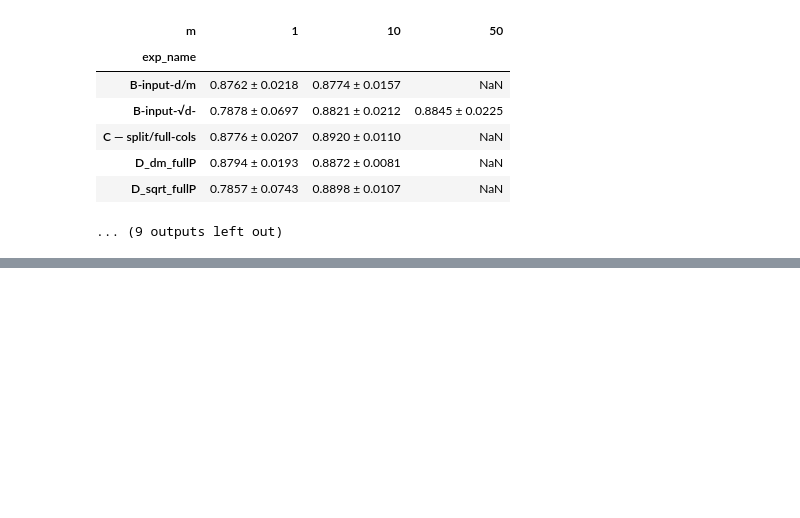
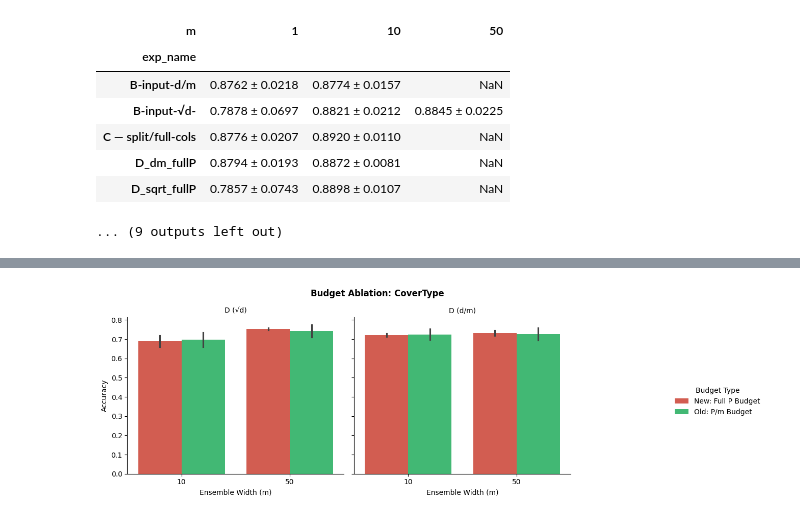
Before and after one commit to joanAcero/DeepKernelNetwork, a Jupyter notebook: experiments/notebooks/Experiment1_FeedingStrategies.ipynb, the cells around one changed output, grey strips where cells are left out. Saved outputs shown, nothing was run; the diff lists cells and outputs as text; code cells hidden in the pictures; blank space fills up the shorter version.

```diff
--- a/experiments/notebooks/Experiment1_FeedingStrategies.ipynb
+++ b/experiments/notebooks/Experiment1_FeedingStrategies.ipynb
@@ -226,3 +226,98 @@ TABLE 1: OVERALL STRATEGY PERFORMANCE BREAKDOWN PER DATASET
 | D_dm_fullP | 0.8794 ± 0.0193 | 0.8872 ± 0.0081 | NaN |
 | D_sqrt_fullP | 0.7857 ± 0.0743 | 0.8898 ± 0.0107 | NaN |
 ... (9 outputs left out)
+# %%
+import os
+import re
+import warnings
+import matplotlib.pyplot as plt
+import numpy as np
+import pandas as pd
+import seaborn as sns
+
+warnings.filterwarnings("ignore")
+
+# --- STEP 1: LOAD AND MERGE DATA ---
+path_feeding = "../results/exp_feeding_strategies.csv"
+path_width_depth = "../results/exp_width_depth_scenarios.csv"
+
+if not os.path.exists(path_feeding):
+    path_feeding = "exp_feeding_strategies.csv"
+    path_width_depth = "exp_width_depth_scenarios.csv"
+
+df_feeding = pd.read_csv(path_feeding)
+df_width_depth = pd.read_csv(path_width_depth)
+df = pd.concat([df_feeding, df_width_depth], ignore_index=True)
+
+# Extract core strategy names
+df["strategy_raw"] = df["model"].apply(lambda x: re.sub(r"_m\d+_L\d+$", "", x))
+
+# --- STEP 2: ISOLATE AND MAP THE 'D' STRATEGIES FOR ABLATION ---
+ablation_map = {
+    "input_subspace_sqrt": ("D (√d)", "Old: P/m Budget"),
+    "input_subspace_dm":   ("D (d/m)", "Old: P/m Budget"),
+    "D_sqrt_fullP":        ("D (√d)", "New: Full P Budget"),
+    "D_dm_fullP":          ("D (d/m)", "New: Full P Budget")
+}
+
+# Filter only the relevant D strategies
+df_ablation = df[df["strategy_raw"].isin(ablation_map.keys())].copy()
+
+# Apply mapping to create two new columns
+df_ablation["Subspace_Strategy"] = df_ablation["strategy_raw"].map(lambda x: ablation_map[x][0])
+df_ablation["Feature_Budget"] = df_ablation["strategy_raw"].map(lambda x: ablation_map[x][1])
+
+# Filter for m > 1 since m=1 has the exact same budget (1000/1 = 1000) for both
+df_ablation = df_ablation[df_ablation["m"] > 1]
+
+# Helper formatter
+def format_mean_std(series):
+    if len(series) == 0: return "-"
+    mu = series.mean()
+    sigma = series.std()
+    if pd.isna(sigma): return f"{mu:.4f} ± 0.0000"
+    return f"{mu:.4f} ± {sigma:.4f}"
+
+# --- STEP 3: GENERATE ABLATION TABLE ---
+print("=" * 80)
+print(" FEATURE BUDGET ABLATION: P/m vs Full P (For m > 1)")
+print("=" * 80)
+
+pivot_ablation = df_ablation.pivot_table(
+    index=["dataset", "Subspace_Strategy"],
+    columns=["m", "Feature_Budget"],
+    values="acc",
+    aggfunc=format_mean_std
+)
+pd.set_option("display.max_rows", None)
+display(pivot_ablation)
+
+# --- STEP 4: VISUALIZE THE BUDGET GAP ---
+datasets = sorted(df_ablation["dataset"].unique())
+
+for dataset in datasets:
+    ds_data = df_ablation[df_ablation["dataset"] == dataset]
+
+    # We use catplot to separate by Subspace Strategy cleanly into two panels
+    g = sns.catplot(
+        data=ds_data,
+        kind="bar",
+        x="m",
+        y="acc",
+        hue="Feature_Budget",
+        col="Subspace_Strategy",
+        height=4,
+        aspect=1.2,
+        palette=["#e74c3c", "#2ecc71"], # Red for Old (starved), Green for New (healthy budget)
+        errorbar="sd"
+    )
+
+    g.fig.suptitle(f"Budget Ablation: {dataset}", y=1.05, fontweight="bold")
+    g.set_axis_labels("Ensemble Width (m)", "Accuracy")
+    g.set_titles("{col_name}")
+
+    # Move legend outside to prevent overlap with bars
+    sns.move_legend(g, "center left", bbox_to_anchor=(1, 0.5), title="Budget Type")
+
+    plt.show()
+# %% [output]
@@ -228,0 +340 @@ TABLE 1: OVERALL STRATEGY PERFORMANCE BREAKDOWN PER DATASET
+[figure, added]
```
Also changed, not shown: parts of 1 cell of this notebook.
